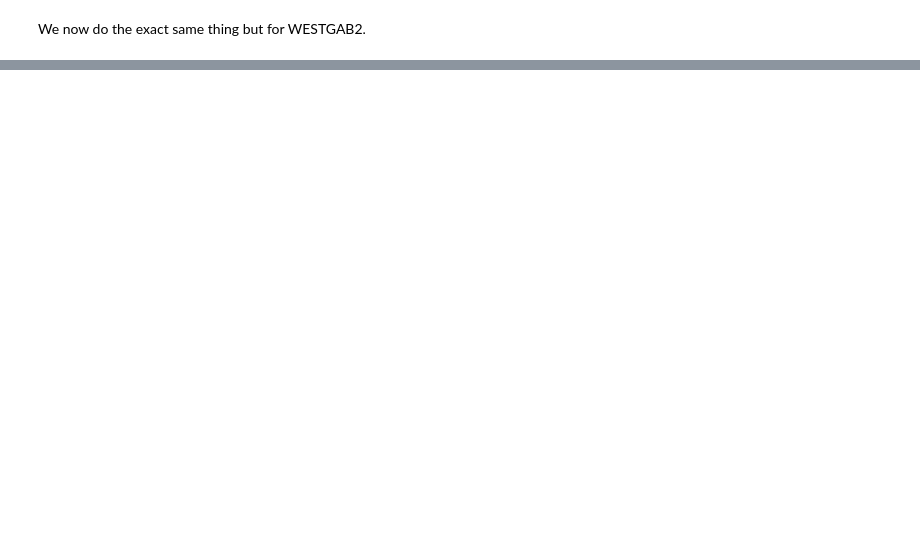
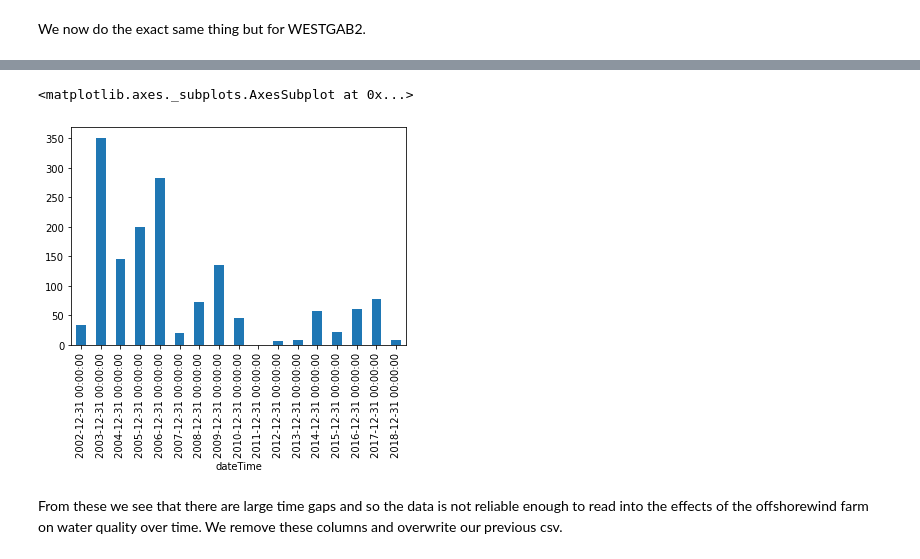
Before and after one commit to Reubenpt123/DAV, a Jupyter notebook: Data_Cleaning_DAV_Assessment.ipynb, the cells around one changed output, grey strips where cells are left out. Saved outputs shown, nothing was run; the diff lists cells and outputs as text; code cells hidden in the pictures; blank space fills up the shorter version.

```diff
--- a/Data_Cleaning_DAV_Assessment.ipynb
+++ b/Data_Cleaning_DAV_Assessment.ipynb
@@ -147,0 +244,11 @@ df3
+# %%
+df1 = pd.read_csv("clean_data.csv", parse_dates = ["dateTime"])
+df1 = df1.set_index("dateTime")
+df1 = df1['sil']
+df1 = df1.dropna()
+df1.resample('Y').size().plot.bar()
+# %% [output]
+<matplotlib.axes._subplots.AxesSubplot at 0x...>
+[figure, added]
+# %% [markdown]
+From these we see that there are large time gaps and so the data is not reliable enough to read into the effects of the offshorewind farm on water quality over time. We remove these columns and overwrite our previous csv.
```
Also changed, not shown: parts of 18 cells of this notebook.
